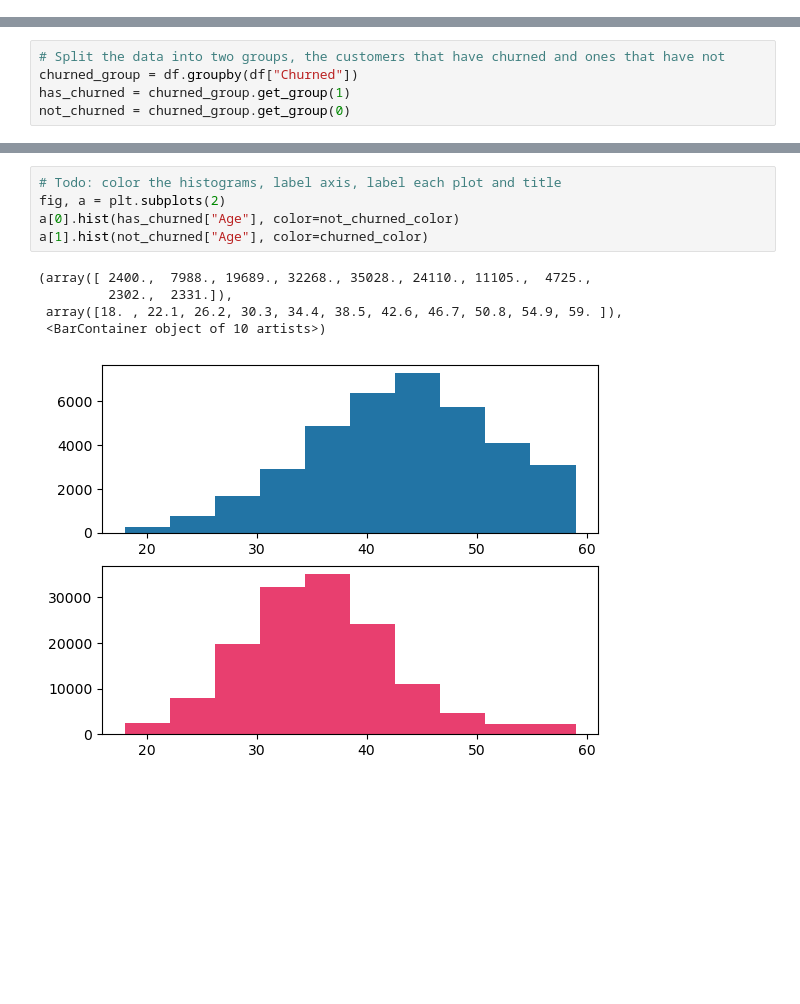
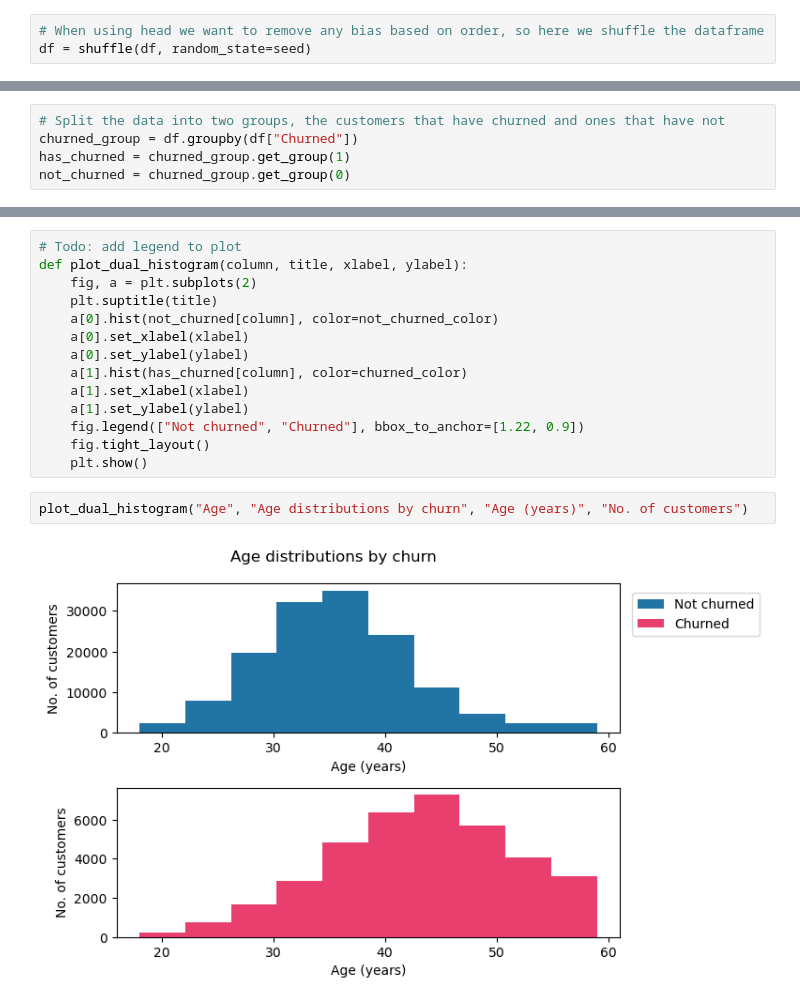
Before and after one commit to ray33ee/bank-churn-analysis, a Jupyter notebook: Customer Churn Analysis.ipynb, the cells around one changed output, grey strips where cells are left out. Drawn from its saved outputs; the diff is of its cells as text; blank space fills up the shorter version.

```diff
--- a/Customer Churn Analysis.ipynb
+++ b/Customer Churn Analysis.ipynb
@@ -113 +132,4 @@ df.describe()
+# %%
+# When using head we want to remove any bias based on order, so here we shuffle the dataframe
+df = shuffle(df, random_state=seed)
 # %%
@@ -166,12 +187,19 @@ Percentage not churned: 79.35175143390614
+# %%
+# Todo: add legend to plot
+def plot_dual_histogram(column, title, xlabel, ylabel):
+    fig, a = plt.subplots(2)
+    plt.suptitle(title)
+    a[0].hist(not_churned[column], color=not_churned_color)
+    a[0].set_xlabel(xlabel)
+    a[0].set_ylabel(ylabel)
+    a[1].hist(has_churned[column], color=churned_color)
+    a[1].set_xlabel(xlabel)
+    a[1].set_ylabel(ylabel)
+    fig.legend(["Not churned", "Churned"], bbox_to_anchor=[1.22, 0.9])
+    fig.tight_layout()
+    plt.show()
 # %%
-# Todo: color the histograms, label axis, label each plot and title
-fig, a = plt.subplots(2)
-a[0].hist(has_churned["Age"], color=not_churned_color)
-a[1].hist(not_churned["Age"], color=churned_color)
+plot_dual_histogram("Age", "Age distributions by churn", "Age (years)", "No. of customers")
 # %% [output]
-(array([ 2400.,  7988., 19689., 32268., 35028., 24110., 11105.,  4725.,
-         2302.,  2331.]),
- array([18. , 22.1, 26.2, 30.3, 34.4, 38.5, 42.6, 46.7, 50.8, 54.9, 59. ]),
- <BarContainer object of 10 artists>)
-[figure, old version]
+[figure, new version]
 # %%
```
Also changed, not shown: parts of 20 cells of this notebook, 1 other file.
